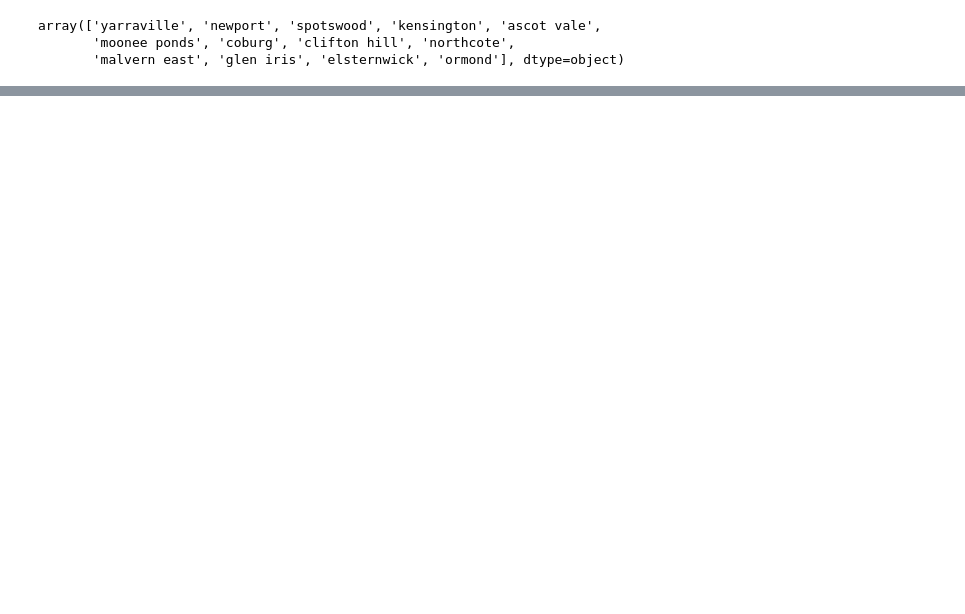
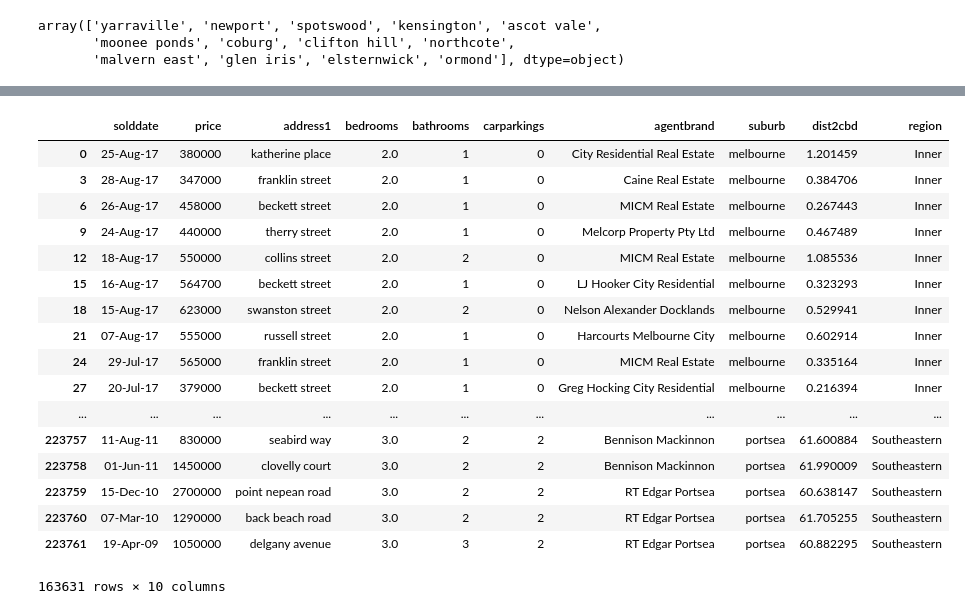
Before and after one commit to alexchen-melbourne/capstone_project, a Jupyter notebook: Capstone_Melbourne_Housing.ipynb, the cells around one changed output, grey strips where cells are left out. Drawn from its saved outputs; the diff is of its cells as text; code cells hidden in the pictures; blank space fills up the shorter version.

```diff
--- a/Capstone_Melbourne_Housing.ipynb
+++ b/Capstone_Melbourne_Housing.ipynb
@@ -176,0 +136,12 @@ sns.heatmap(corr, annot=True)
+# %%
+data = df.copy()
+data.drop(['latitude', 'longitude', 'location', 'postcode'], axis=1, inplace=True)
+data.drop(19517, axis=0, inplace=True)
+# %%
+def getStreetName(x):
+    result = ''.join([i for i in x if not i.isdigit()])
+    result = re.sub(r'[^\w]', ' ', result)
+    result = ' '.join([x for x in result.split() if len(x) != 1])
+    return result.lower()
+
+data.address1 = data.address1.map(getStreetName)
@@ -176,0 +157,31 @@ sns.heatmap(corr, annot=True)
+# %%
+suburb = pd.read_csv('suburb.csv')
+suburb.columns = ['suburb', 'post', 'region']
+suburb.suburb = suburb.suburb.str.lower()
+suburb.suburb = suburb.suburb.str.strip()
+# %%
+data2 = pd.merge(data, suburb, on='suburb', how='left')
+data2.drop('post', axis=1, inplace=True)
+data2.drop_duplicates(inplace=True)
+data2.dropna(inplace=True)
+# %%
+data2
+# %% [output]
+|  | solddate | price | address1 | bedrooms | bathrooms | carparkings | agentbrand | suburb | dist2cbd | region |
+| 0 | 25-Aug-17 | 380000 | katherine place | 2.0 | 1 | 0 | City Residential Real Estate | melbourne | 1.201459 | Inner |
+| 3 | 28-Aug-17 | 347000 | franklin street | 2.0 | 1 | 0 | Caine Real Estate | melbourne | 0.384706 | Inner |
+| 6 | 26-Aug-17 | 458000 | beckett street | 2.0 | 1 | 0 | MICM Real Estate | melbourne | 0.267443 | Inner |
+| 9 | 24-Aug-17 | 440000 | therry street | 2.0 | 1 | 0 | Melcorp Property Pty Ltd | melbourne | 0.467489 | Inner |
+| 12 | 18-Aug-17 | 550000 | collins street | 2.0 | 2 | 0 | MICM Real Estate | melbourne | 1.085536 | Inner |
+| 15 | 16-Aug-17 | 564700 | beckett street | 2.0 | 1 | 0 | LJ Hooker City Residential | melbourne | 0.323293 | Inner |
+| 18 | 15-Aug-17 | 623000 | swanston street | 2.0 | 2 | 0 | Nelson Alexander Docklands | melbourne | 0.529941 | Inner |
+| 21 | 07-Aug-17 | 555000 | russell street | 2.0 | 1 | 0 | Harcourts Melbourne City | melbourne | 0.602914 | Inner |
+| 24 | 29-Jul-17 | 565000 | franklin street | 2.0 | 1 | 0 | MICM Real Estate | melbourne | 0.335164 | Inner |
+| 27 | 20-Jul-17 | 379000 | beckett street | 2.0 | 1 | 0 | Greg Hocking City Residential | melbourne | 0.216394 | Inner |
+| ... | ... | ... | ... | ... | ... | ... | ... | ... | ... | ... |
+| 223757 | 11-Aug-11 | 830000 | seabird way | 3.0 | 2 | 2 | Bennison Mackinnon | portsea | 61.600884 | Southeastern |
+| 223758 | 01-Jun-11 | 1450000 | clovelly court | 3.0 | 2 | 2 | Bennison Mackinnon | portsea | 61.990009 | Southeastern |
+| 223759 | 15-Dec-10 | 2700000 | point nepean road | 3.0 | 2 | 2 | RT Edgar Portsea | portsea | 60.638147 | Southeastern |
+| 223760 | 07-Mar-10 | 1290000 | back beach road | 3.0 | 2 | 2 | RT Edgar Portsea | portsea | 61.705255 | Southeastern |
+| 223761 | 19-Apr-09 | 1050000 | delgany avenue | 3.0 | 3 | 2 | RT Edgar Portsea | portsea | 60.882295 | Southeastern |
+163631 rows × 10 columns
```
Also changed, not shown: parts of 21 cells of this notebook, 4 other files.
